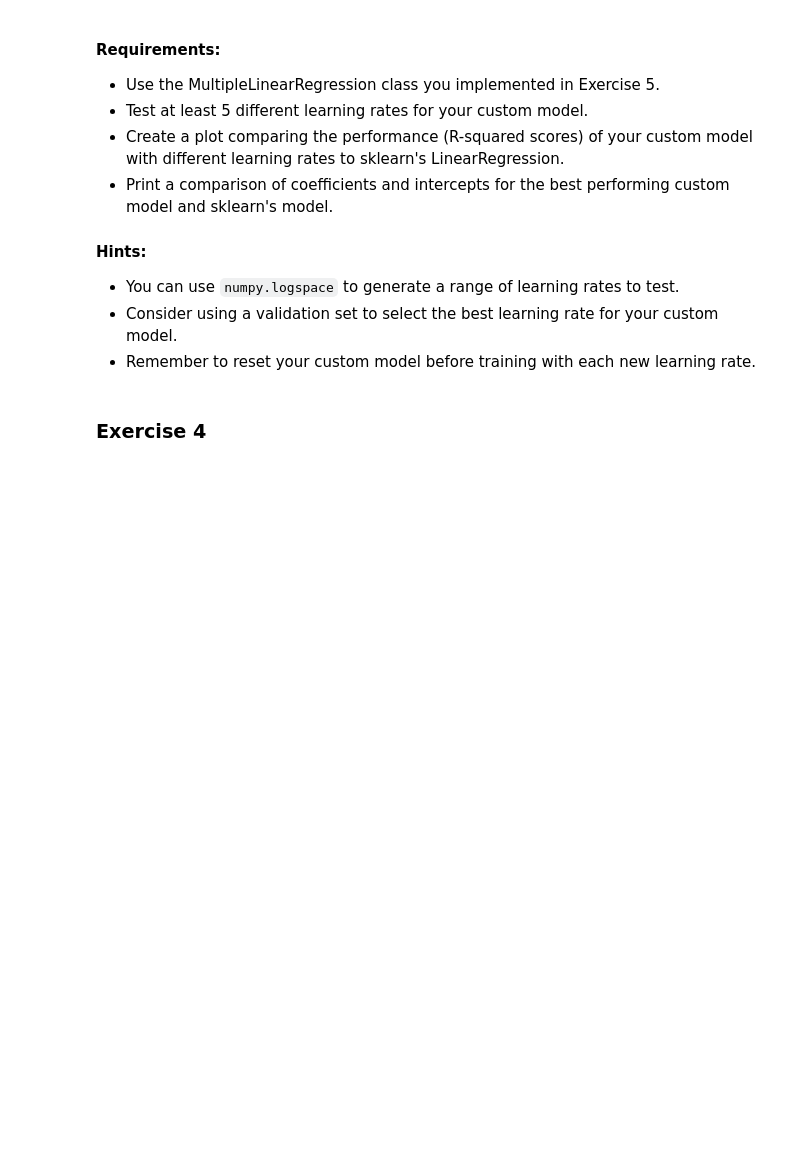
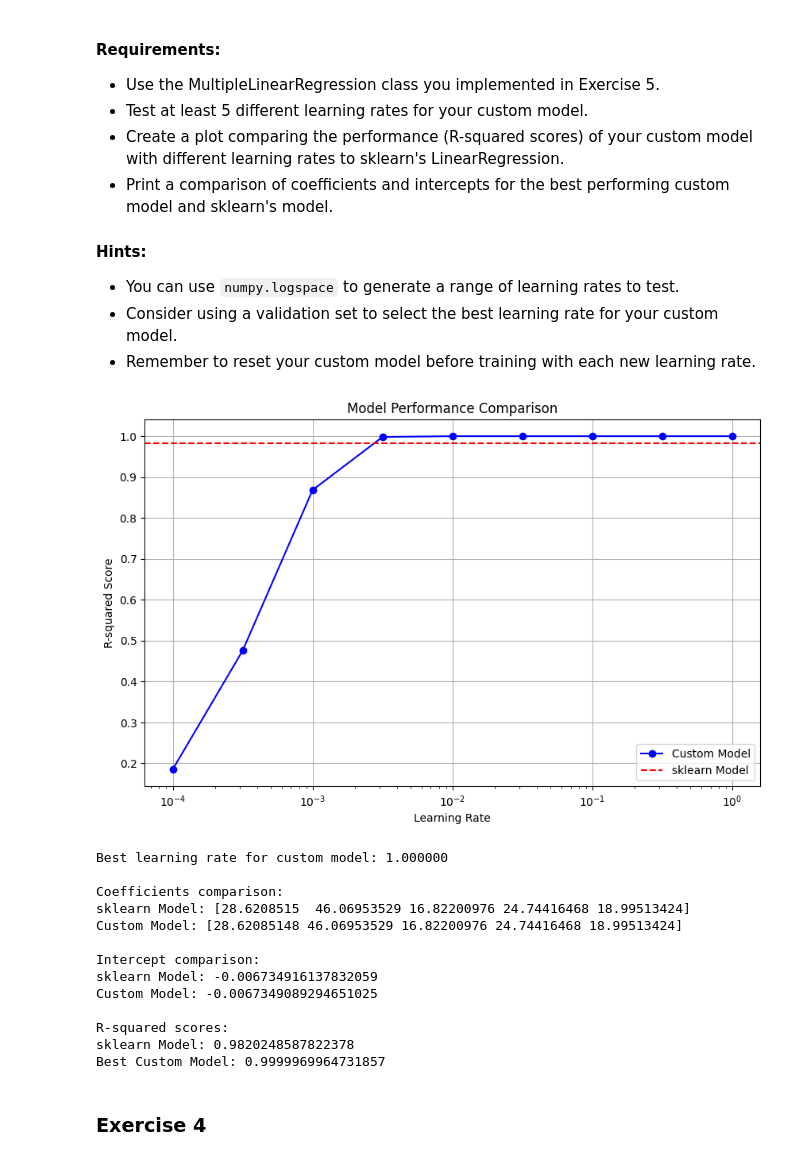
Before and after one commit to IST407/fixed2-student-lectures-ryanmyers08, a Jupyter notebook: 5-week5/lab-exercises.ipynb, the cells around one changed output. Cells and saved outputs as stored; diff of their text form; code cells hidden in the pictures; blank space fills up the shorter version.

```diff
--- a/5-week5/lab-exercises.ipynb
+++ b/5-week5/lab-exercises.ipynb
@@ -219,8 +270,20 @@ from sklearn.metrics import r2_score
 
 def compare_models(X_train, X_test, y_train, y_test, learning_rates):
     ## Implement me
-    pass
+    sk_model = LinearRegression() # this is how you define a model
+    sk_model.fit(X_train, y_train) # this is how you fit a model
+    sk_score - sk_model.score(X_test,y_test) # this is how you get the score out of a regression model
+
+    custom_scores = []
+    for lr in learning_rates:
+        custom_model = MultipleLinearRegression(learning_rate=lr)
+        custom_model.fit(X_train,y_train)
+        custom_scores.append(custom_model.score(X_test,y_test))
+
+
+
     # Should return sk_model, sk_score, custom_scores
+    return sk_model, sk_score, custom_scores
 
 # Generate synthetic data
 X, y = make_regression(n_samples=1000, n_features=5, noise=0.1, random_state=42)
@@ -228,42 +291,59 @@ X_train, X_test, y_train, y_test = train_test_split(X, y, test_size=0.2, random_
 
 # Define learning rates to test
 learning_rates = np.logspace(-4, 0, 9)
+# The reason we do a logspace is because typically learning rates don't have much impact at the higher end, so we want more divisions at the lower end
 
 # Compare models
 sk_model, sk_score, custom_scores = compare_models(X_train, X_test, y_train, y_test, learning_rates)
+# gives us scores
 
 # Plot results
 plt.figure(figsize=(10, 6))
 plt.semilogx(learning_rates, custom_scores, 'bo-', label='Custom Model')
 plt.axhline(y=sk_score, color='r', linestyle='--', label='sklearn Model')
 plt.xlabel('Learning Rate')
 plt.ylabel('R-squared Score')
 plt.title('Model Performance Comparison')
 plt.legend()
 plt.grid(True)
 plt.show()
 
 # Find best performing custom model
 best_lr_index = np.argmax(custom_scores)
 best_lr = learning_rates[best_lr_index]
 print(f"Best learning rate for custom model: {best_lr:.6f}")
 
 # Train best custom model
 best_custom_model = MultipleLinearRegression(learning_rate=best_lr, n_iterations=1000)
 best_custom_model.fit(X_train, y_train)
 
 # Compare coefficients and intercepts
 print("\nCoefficients comparison:")
 print("sklearn Model:", sk_model.coef_)
 print("Custom Model:", best_custom_model.coef_)
 
 print("\nIntercept comparison:")
 print("sklearn Model:", sk_model.intercept_)
 print("Custom Model:", best_custom_model.intercept_)
 
 print("\nR-squared scores:")
 print("sklearn Model:", sk_score)
 print("Best Custom Model:", custom_scores[best_lr_index])
+# %% [output]
+[figure, added]
+Best learning rate for custom model: 1.000000
+
+Coefficients comparison:
+sklearn Model: [28.6208515  46.06953529 16.82200976 24.74416468 18.99513424]
+Custom Model: [28.62085148 46.06953529 16.82200976 24.74416468 18.99513424]
+
+Intercept comparison:
+sklearn Model: -0.006734916137832059
+Custom Model: -0.0067349089294651025
+
+R-squared scores:
+sklearn Model: 0.9820248587822378
+Best Custom Model: 0.9999969964731857
 # %% [markdown]
 ### **Exercise 4**
 # %% [markdown]
```
Also changed, not shown: parts of 3 cells of this notebook.
